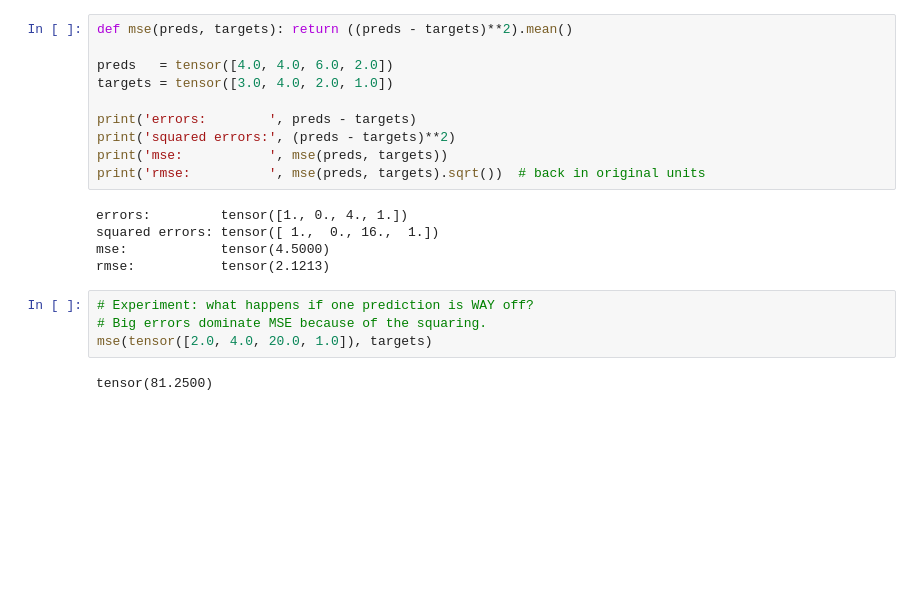
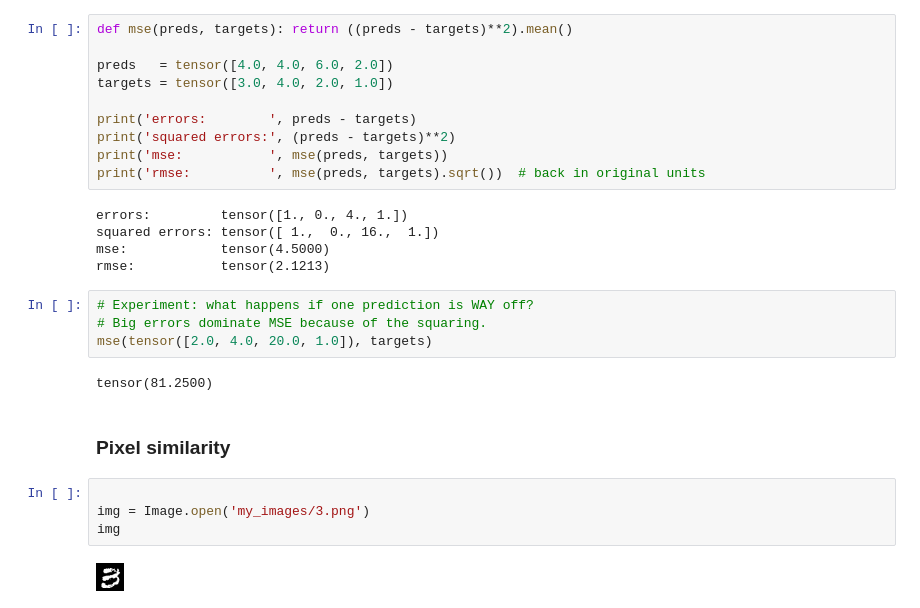
Before and after one commit to corecube/fastbook, a Jupyter notebook: my_notes.ipynb, the cells around one changed output. Saved outputs shown, nothing was run; the diff lists cells and outputs as text; blank space fills up the shorter version.

```diff
--- a/my_notes.ipynb
+++ b/my_notes.ipynb
@@ -85,3 +87,11 @@ rmse:           tensor(2.1213)
 mse(tensor([2.0, 4.0, 20.0, 1.0]), targets)
 # %% [output]
 tensor(81.2500)
+# %% [markdown]
+### Pixel similarity
+# %%
+
+img = Image.open('my_images/3.png')
+img
+# %% [output]
+[figure, added]
```
Also changed, not shown: parts of 8 cells of this notebook, 1 other file.
